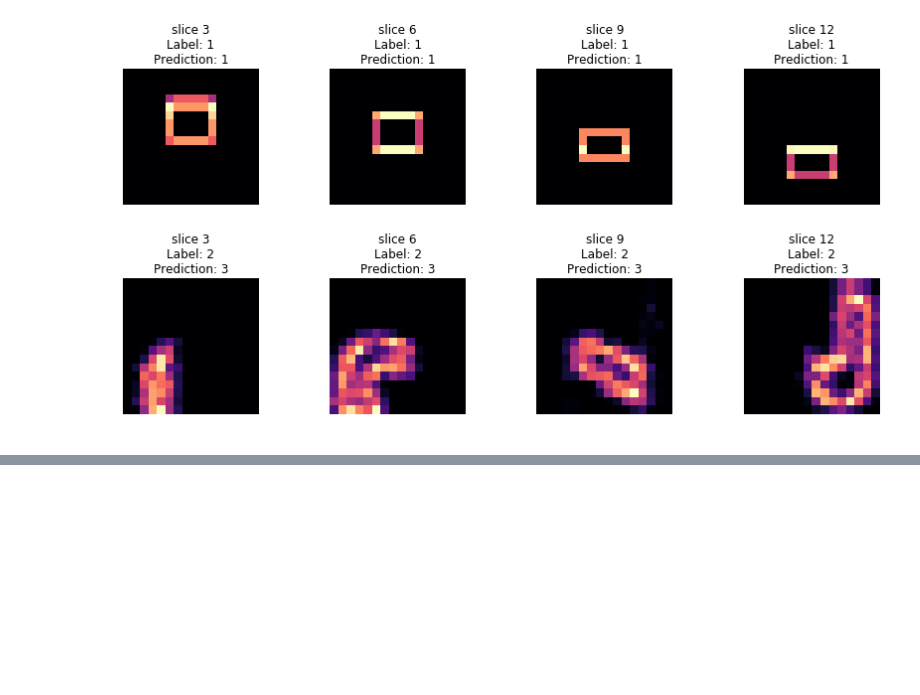
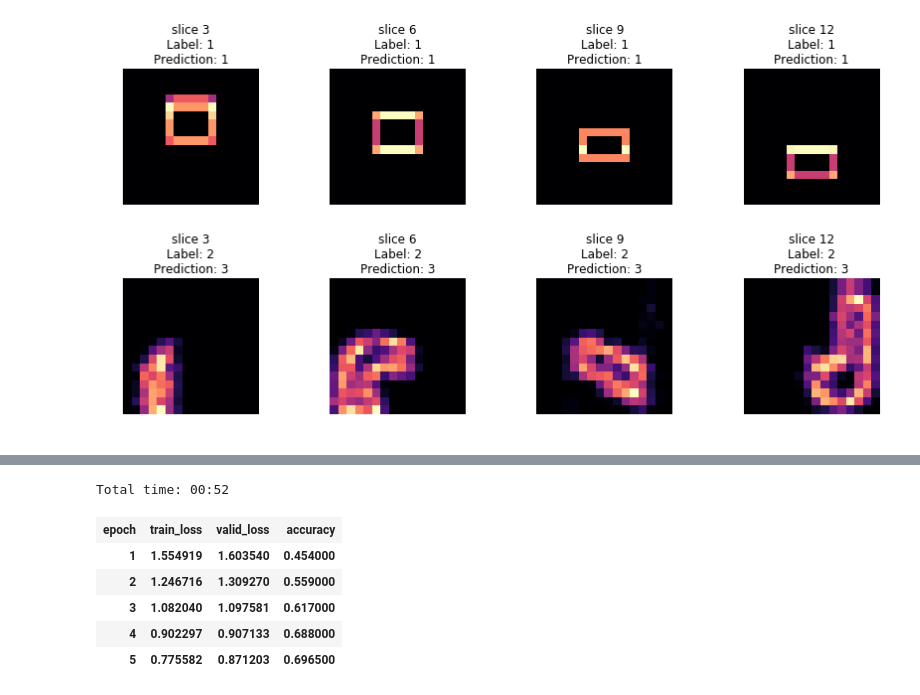
Before and after one commit to renato145/fastai_scans, a Jupyter notebook: notebooks/classification.ipynb, the cells around one changed output, grey strips where cells are left out. Cells and saved outputs as stored; diff of their text form; code cells hidden in the pictures; blank space fills up the shorter version.

```diff
--- a/notebooks/classification.ipynb
+++ b/notebooks/classification.ipynb
@@ -74,0 +109,10 @@ learn.show_results(rows=2)
+# %%
+learn.fit_one_cycle(5, 1e-2)
+# %% [output]
+Total time: 00:52
+| epoch | train_loss | valid_loss | accuracy |
+| 1 | 1.554919 | 1.603540 | 0.454000 |
+| 2 | 1.246716 | 1.309270 | 0.559000 |
+| 3 | 1.082040 | 1.097581 | 0.617000 |
+| 4 | 0.902297 | 0.907133 | 0.688000 |
+| 5 | 0.775582 | 0.871203 | 0.696500 |
```
Also changed, not shown: parts of 8 cells of this notebook, 2 other files.
